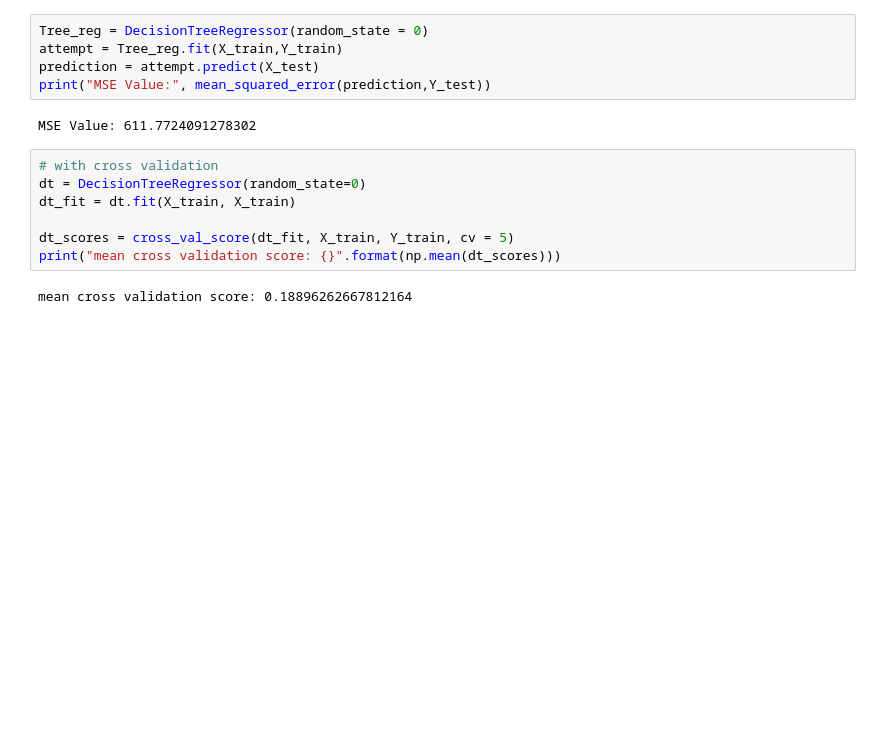
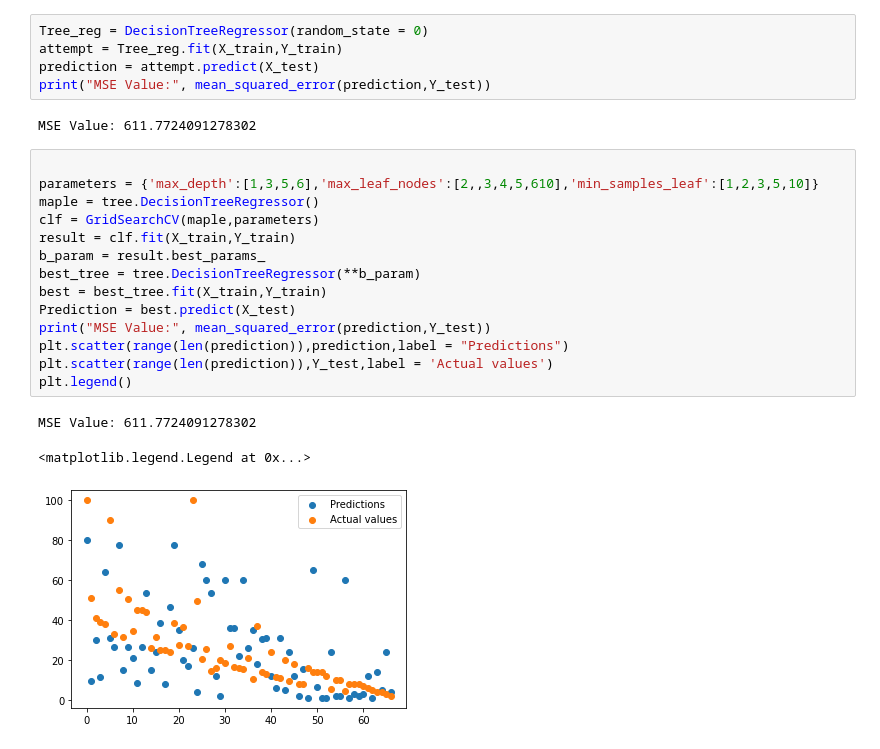
Before and after one commit to eabrouwer3/operation-whirling-dervish, a Jupyter notebook: models/Modeling_Romney.ipynb, the cells around one changed output. Drawn from its saved outputs; the diff is of its cells as text; blank space fills up the shorter version.

```diff
--- a/models/Modeling_Romney.ipynb
+++ b/models/Modeling_Romney.ipynb
@@ -72,12 +73,21 @@ prediction = attempt.predict(X_test)
 print("MSE Value:", mean_squared_error(prediction,Y_test))
 # %% [output]
 MSE Value: 611.7724091278302
-# %%
-# with cross validation
-dt = DecisionTreeRegressor(random_state=0)
-dt_fit = dt.fit(X_train, X_train)
-
-dt_scores = cross_val_score(dt_fit, X_train, Y_train, cv = 5)
-print("mean cross validation score: {}".format(np.mean(dt_scores)))
-# %% [output]
-mean cross validation score: 0.18896262667812164
+# %%
+
+parameters = {'max_depth':[1,3,5,6],'max_leaf_nodes':[2,,3,4,5,610],'min_samples_leaf':[1,2,3,5,10]}
+maple = tree.DecisionTreeRegressor()
+clf = GridSearchCV(maple,parameters)
+result = clf.fit(X_train,Y_train)
+b_param = result.best_params_
+best_tree = tree.DecisionTreeRegressor(**b_param)
+best = best_tree.fit(X_train,Y_train)
+Prediction = best.predict(X_test)
+print("MSE Value:", mean_squared_error(prediction,Y_test))
+plt.scatter(range(len(prediction)),prediction,label = "Predictions")
+plt.scatter(range(len(prediction)),Y_test,label = 'Actual values')
+plt.legend()
+# %% [output]
+MSE Value: 611.7724091278302
+<matplotlib.legend.Legend at 0x...>
+[figure, added]
```
Also changed, not shown: parts of 2 cells of this notebook.
